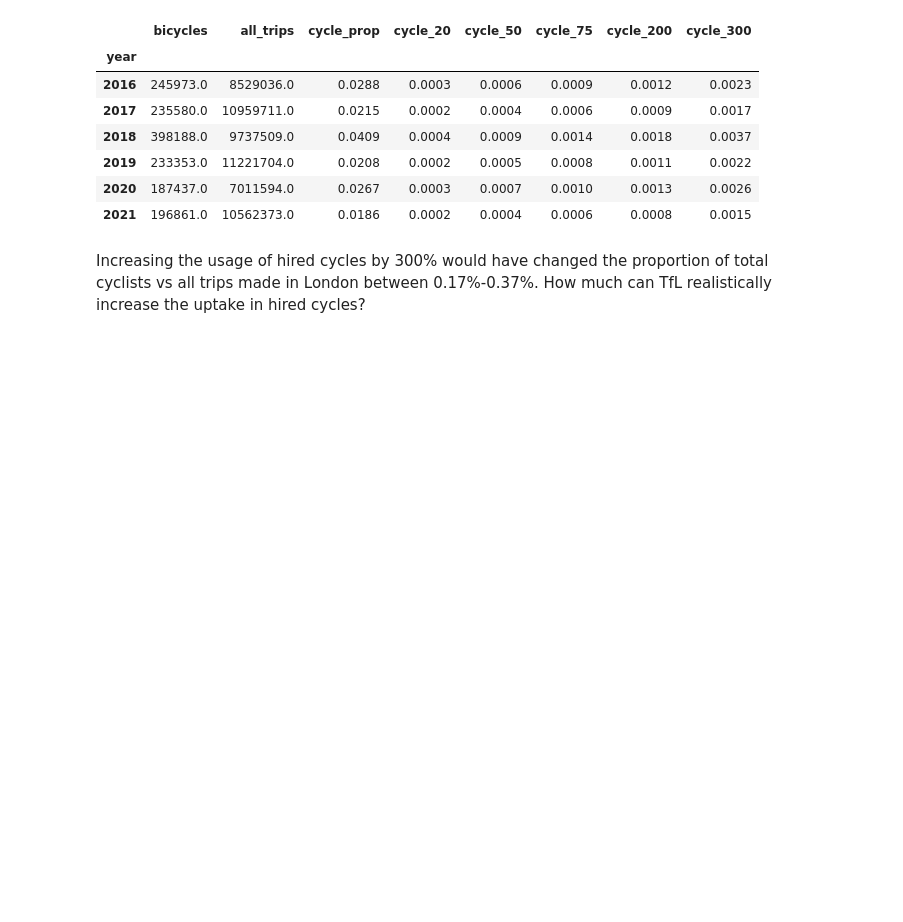
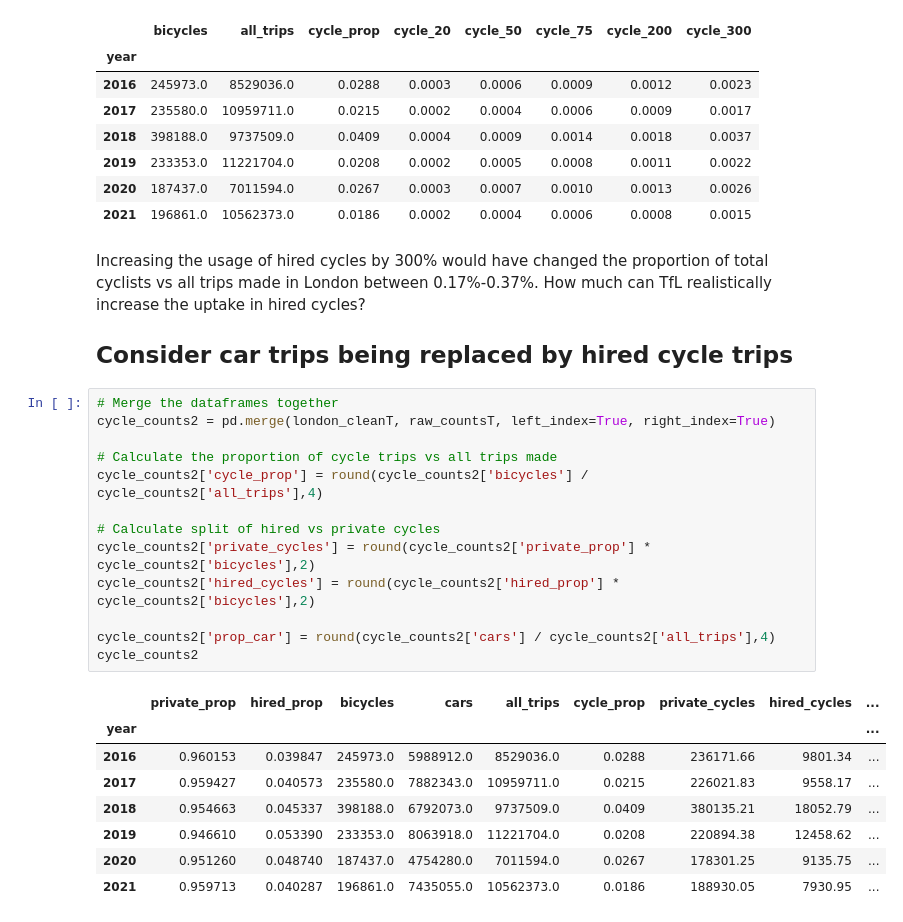
Before and after one commit to PatKang/LSE_DreamTeam, a Jupyter notebook: bike_ownership.ipynb, the cells around one changed output. Saved outputs shown, nothing was run; the diff lists cells and outputs as text; blank space fills up the shorter version.

```diff
--- a/bike_ownership.ipynb
+++ b/bike_ownership.ipynb
@@ -365,3 +377,27 @@ scenario
 | 2021 | 196861.0 | 10562373.0 | 0.0186 | 0.0002 | 0.0004 | 0.0006 | 0.0008 | 0.0015 |
 # %% [markdown]
 Increasing the usage of hired cycles by 300% would have changed the proportion of total cyclists vs all trips made in London between 0.17%-0.37%. How much can TfL realistically increase the uptake in hired cycles?
+
+## Consider car trips being replaced by hired cycle trips
+# %%
+# Merge the dataframes together
+cycle_counts2 = pd.merge(london_cleanT, raw_countsT, left_index=True, right_index=True)
+
+# Calculate the proportion of cycle trips vs all trips made
+cycle_counts2['cycle_prop'] = round(cycle_counts2['bicycles'] / cycle_counts2['all_trips'],4)
+
+# Calculate split of hired vs private cycles
+cycle_counts2['private_cycles'] = round(cycle_counts2['private_prop'] * cycle_counts2['bicycles'],2)
+cycle_counts2['hired_cycles'] = round(cycle_counts2['hired_prop'] * cycle_counts2['bicycles'],2)
+
+cycle_counts2['prop_car'] = round(cycle_counts2['cars'] / cycle_counts2['all_trips'],4)
+cycle_counts2
+# %% [output]
+|  | private_prop | hired_prop | bicycles | cars | all_trips | cycle_prop | private_cycles | hired_cycles | ... |
+| year |  |  |  |  |  |  |  |  | ... |
+| 2016 | 0.960153 | 0.039847 | 245973.0 | 5988912.0 | 8529036.0 | 0.0288 | 236171.66 | 9801.34 | ... |
+| 2017 | 0.959427 | 0.040573 | 235580.0 | 7882343.0 | 10959711.0 | 0.0215 | 226021.83 | 9558.17 | ... |
+| 2018 | 0.954663 | 0.045337 | 398188.0 | 6792073.0 | 9737509.0 | 0.0409 | 380135.21 | 18052.79 | ... |
+| 2019 | 0.946610 | 0.053390 | 233353.0 | 8063918.0 | 11221704.0 | 0.0208 | 220894.38 | 12458.62 | ... |
+| 2020 | 0.951260 | 0.048740 | 187437.0 | 4754280.0 | 7011594.0 | 0.0267 | 178301.25 | 9135.75 | ... |
+| 2021 | 0.959713 | 0.040287 | 196861.0 | 7435055.0 | 10562373.0 | 0.0186 | 188930.05 | 7930.95 | ... |
```
Also changed, not shown: parts of 8 cells of this notebook.
